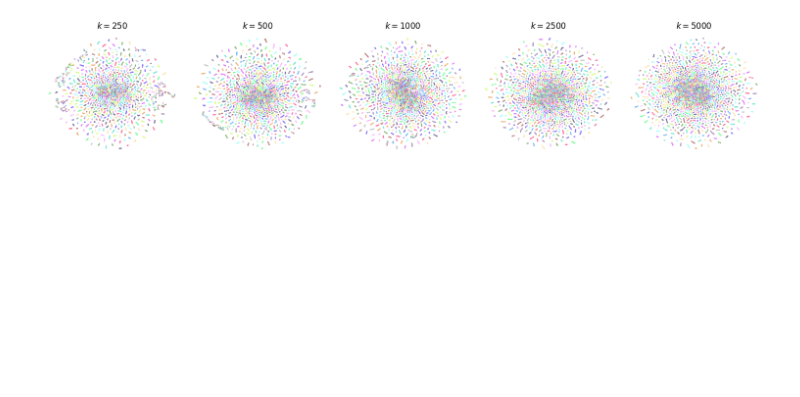
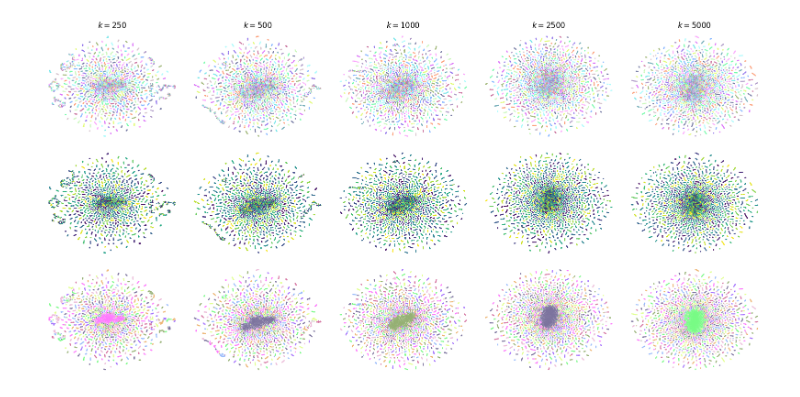
Before and after one commit to cjmerzbacher/met2vec, a Jupyter notebook: Final Plots/Generalization/N5000/tsne/tsne.ipynb, the cells around one changed output. Saved outputs shown, nothing was run; the diff lists cells and outputs as text; code cells hidden in the pictures; blank space fills up the shorter version.

```diff
--- a/Final Plots/Generalization/N5000/tsne/tsne.ipynb
+++ b/Final Plots/Generalization/N5000/tsne/tsne.ipynb
@@ -42,24 +43,3 @@ df_full
-# %%
-fig, axs = plt.subplots(1, n_dfs, figsize=(15,3))
-
-run_colors = np.array( dpy.get_colors(df_full['file_n'].nunique(), pastel_factor=0.8))
-
-def plot_tsnes(df : pd.DataFrame, ax, name):
-    colors = run_colors[df["file_n"].values]
-
-    ax.scatter(df[tcolumns[0]], df[tcolumns[1]], s=0.3, c=colors)
-    ax.set_title(f"$k={name}$")
-
-    ax.axis('off')
-
-for (name, df), ax in zip(dfs.items(), axs):
-    plot_tsnes(df, ax, name)
-
-
-fig.tight_layout()
-fig.savefig("tsne_run_colors.png", dpi=800)
-# %% [output]
-[figure, removed]
 # %%
 def dbscan_cluster(df, columns, eps, min_samples):
     X = df[columns].values
@@ -103,5 +83,37 @@ clusterings_ns_by_eps = [
 
 cluster_colors = dpy.get_colors(10, pastel_factor=0.8)
 cluster_colors = cluster_colors * (max(clusterings_ns.values()) // 10 + 1)
+# %%
+fig, (axs1, axs2, axs3) = plt.subplots(3, n_dfs, figsize=(16,8))
+
+run_colors = np.array( dpy.get_colors(df_full['file_n'].nunique(), pastel_factor=0.8))
+
+def plot_tsnes(df : pd.DataFrame, ax, name=None, colors="file_n"):
+    if type(colors) is str:
+        colors = run_colors[df[colors].values]
+
+    ax.scatter(df[tcolumns[0]], df[tcolumns[1]], s=0.3, c=colors)
+    if name is not None:
+        ax.set_title(f"$k={name}$")
+
+    ax.axis('off')
+
+for (name, df), ax in zip(dfs.items(), axs1):
+    plot_tsnes(df, ax, name)
+
+for (name, df), ax in zip(dfs.items(), axs2):
+    plot_tsnes(df, ax, colors=df["sample_a"])
+
+for (name, df), ax in zip(dfs.items(), axs3):
+    plot_tsnes(df, ax, colors=np.array(cluster_colors)[clusterings[name]])
+
+axs1[0].set_xlabel("Run")
+axs2[0].set_xlabel("Sample N")
+axs3[0].set_xlabel("DBScan")
+
+fig.tight_layout()
+fig.savefig("tsne_run_colors.png", dpi=600)
+# %% [output]
+[figure, added]
 # %%
 
```
Also changed, not shown: parts of 2 cells of this notebook, 11 other files.
